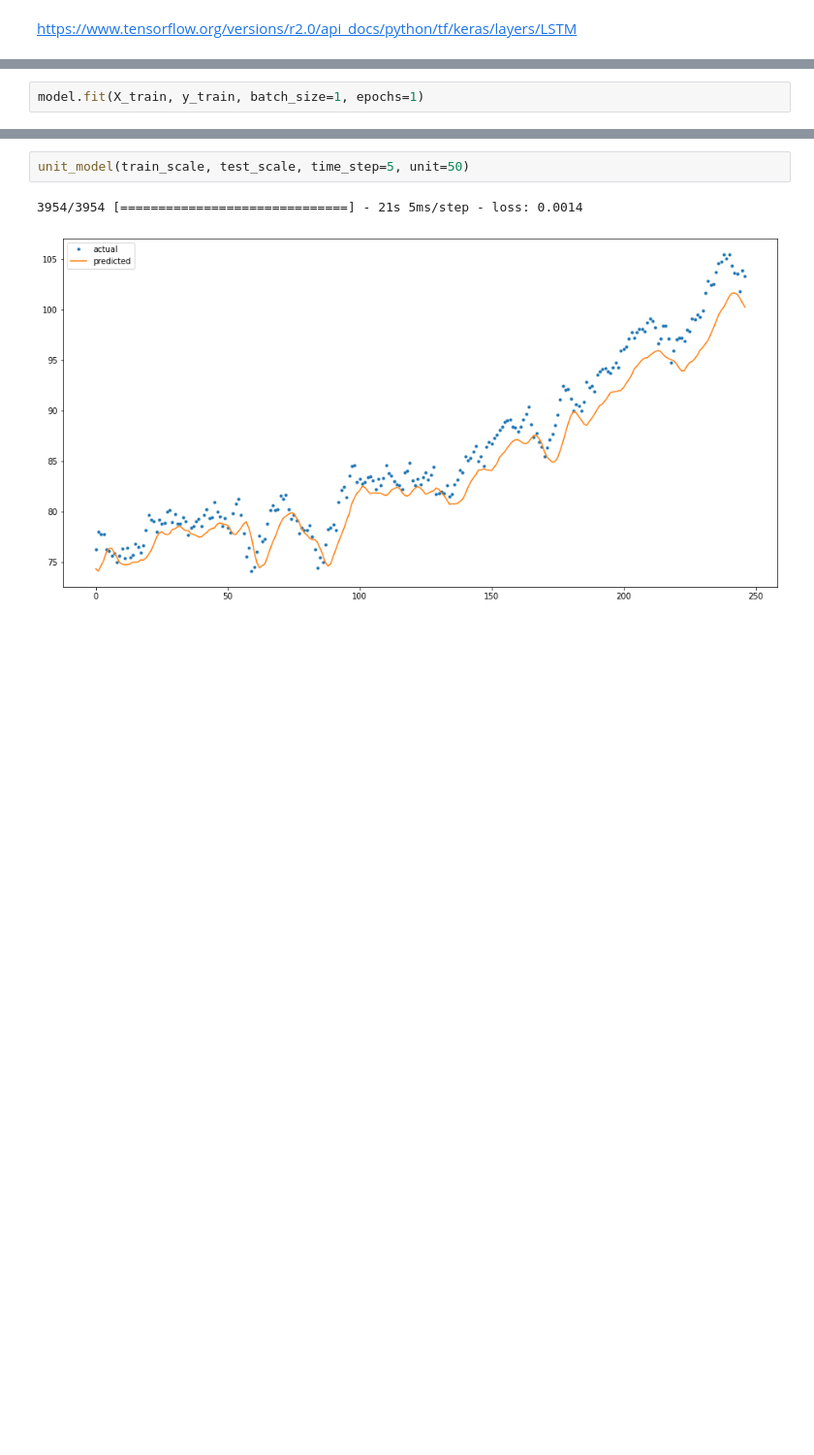
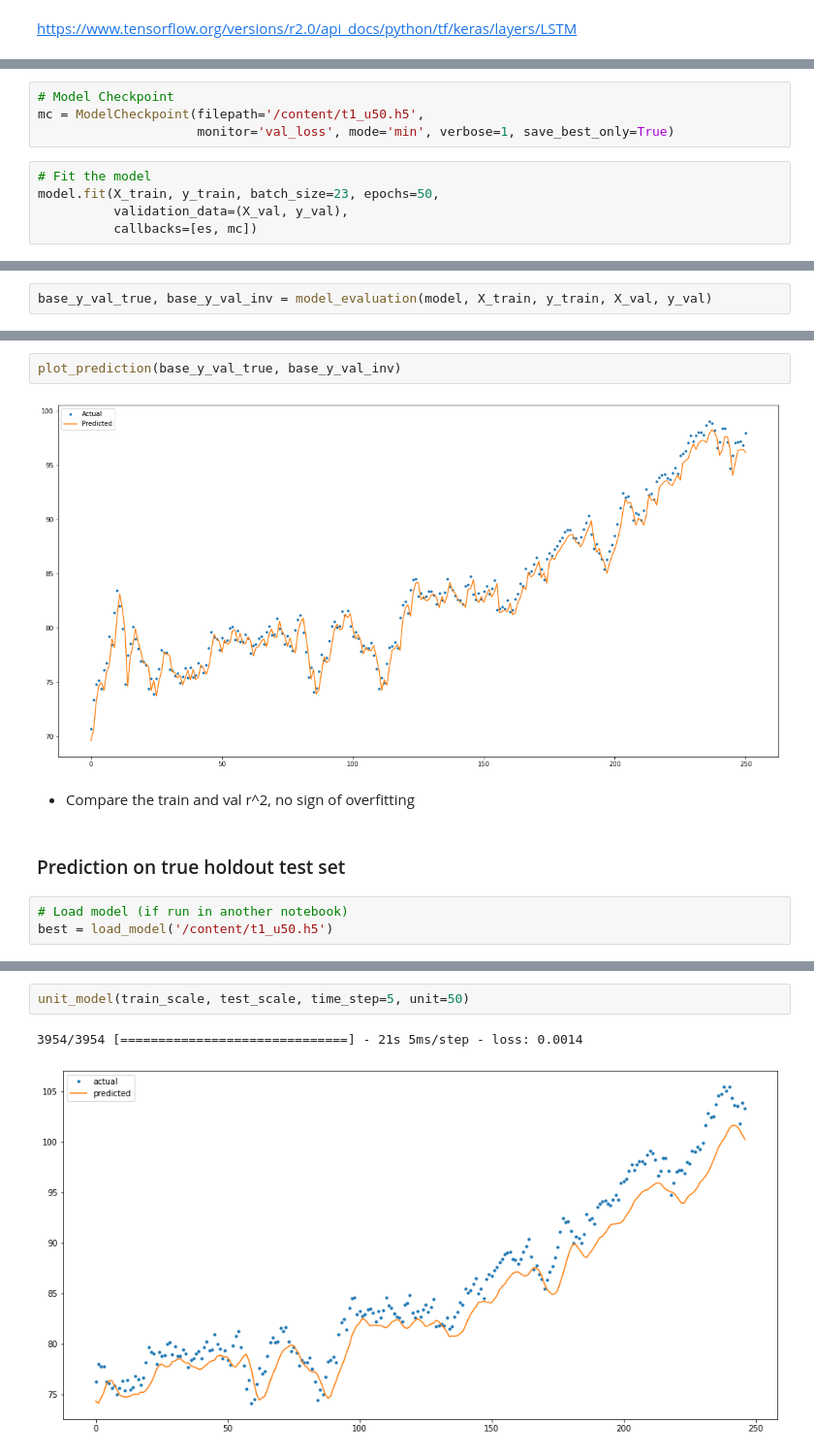
Before and after one commit to jingyunw/Capstone_Project, a Jupyter notebook: LSTM.ipynb, the cells around one changed output, grey strips where cells are left out. Shown: that part at 97% size. Saved outputs shown, nothing was run; the diff lists cells and outputs as text; blank space fills up the shorter version.

```diff
--- a/LSTM.ipynb
+++ b/LSTM.ipynb
@@ -198,5 +303,3 @@ Total params: 30,651
 Trainable params: 30,651
 Non-trainable params: 0
 _________________________________________________________________
-# %%
-model.fit(X_train, y_train, batch_size=1, epochs=1)
@@ -215,0 +309,9 @@ y_true = scaler.inverse_transform(y_test)
+# %%
+# Model Checkpoint
+mc = ModelCheckpoint(filepath='/content/t1_u50.h5',
+                     monitor='val_loss', mode='min', verbose=1, save_best_only=True)
+# %%
+# Fit the model
+model.fit(X_train, y_train, batch_size=23, epochs=50,
+          validation_data=(X_val, y_val),
+          callbacks=[es, mc])
@@ -215,0 +337,2 @@ y_true = scaler.inverse_transform(y_test)
+# %%
+base_y_val_true, base_y_val_inv = model_evaluation(model, X_train, y_train, X_val, y_val)
@@ -215,0 +352,11 @@ y_true = scaler.inverse_transform(y_test)
+# %%
+plot_prediction(base_y_val_true, base_y_val_inv)
+# %% [output]
+[figure, added]
+# %% [markdown]
+- Compare the train and val r^2, no sign of overfitting
+# %% [markdown]
+### Prediction on true holdout test set
+# %%
+# Load model (if run in another notebook)
+best = load_model('/content/t1_u50.h5')
```
Also changed, not shown: parts of 70 cells of this notebook, 2 other files.
